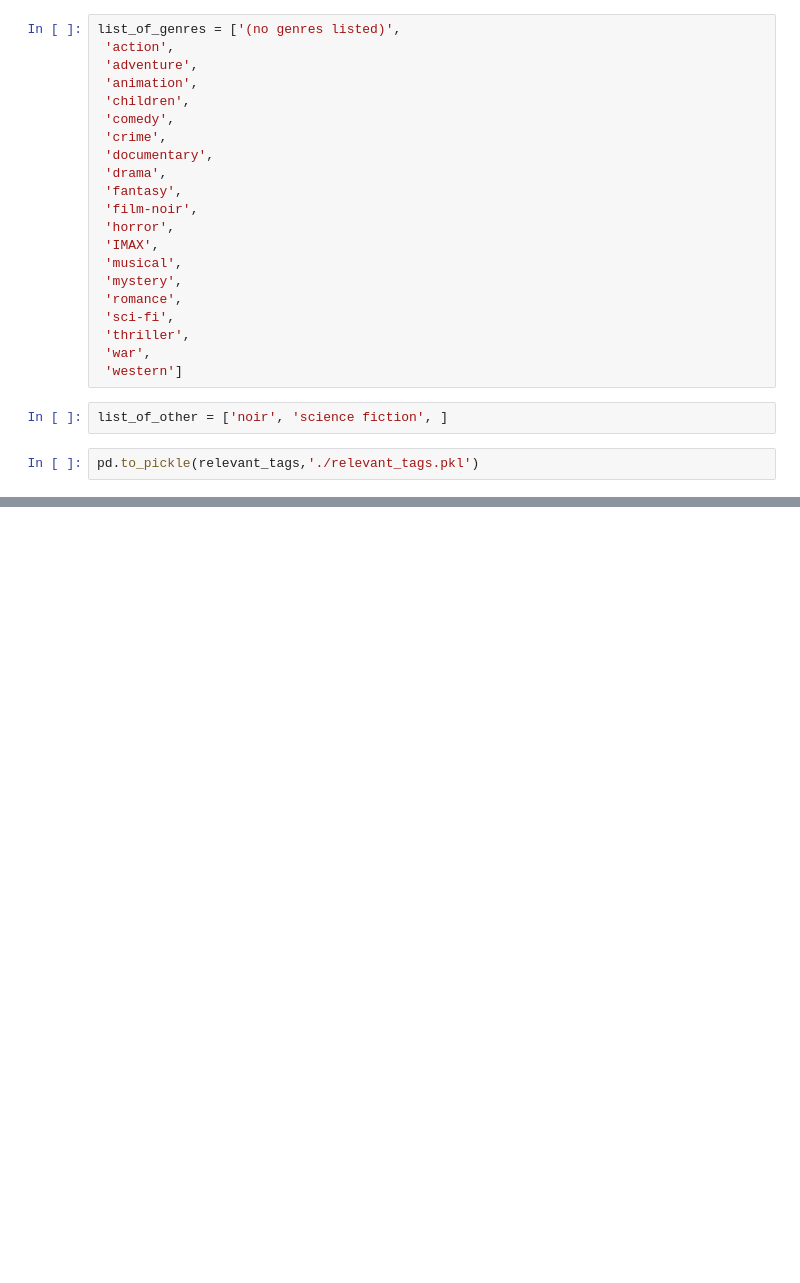
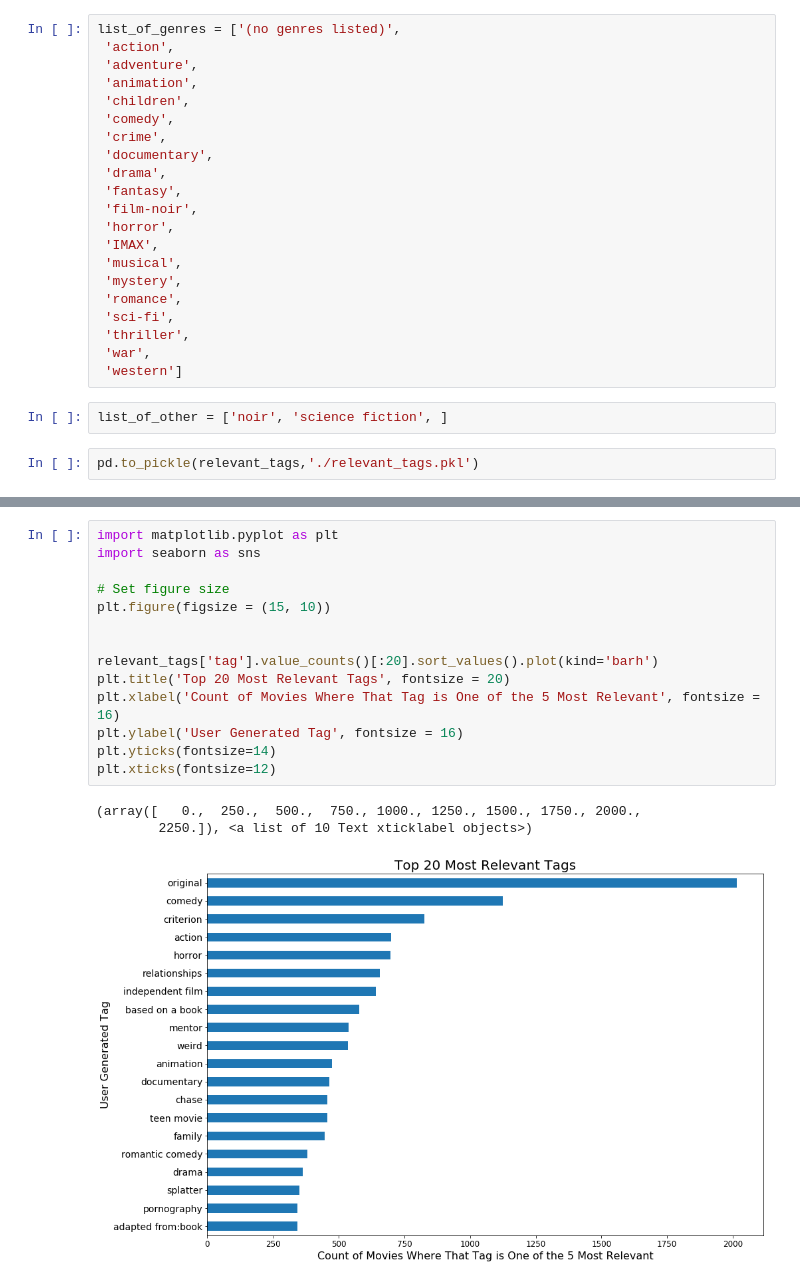
Before and after one commit to davestroud/stroud_nyx_project, a Jupyter notebook: relevant_tags.ipynb, the cells around one changed output, grey strips where cells are left out. Cells and saved outputs as stored; diff of their text form; blank space fills up the shorter version.

```diff
--- a/relevant_tags.ipynb
+++ b/relevant_tags.ipynb
@@ -108,0 +200,18 @@ for element in relevant_tags['tag']:
+# %%
+import matplotlib.pyplot as plt
+import seaborn as sns
+
+# Set figure size
+plt.figure(figsize = (15, 10))
+
+
+relevant_tags['tag'].value_counts()[:20].sort_values().plot(kind='barh')
+plt.title('Top 20 Most Relevant Tags', fontsize = 20)
+plt.xlabel('Count of Movies Where That Tag is One of the 5 Most Relevant', fontsize = 16)
+plt.ylabel('User Generated Tag', fontsize = 16)
+plt.yticks(fontsize=14)
+plt.xticks(fontsize=12)
+# %% [output]
+(array([   0.,  250.,  500.,  750., 1000., 1250., 1500., 1750., 2000.,
+        2250.]), <a list of 10 Text xticklabel objects>)
+[figure, added]
```
Also changed, not shown: parts of 13 cells of this notebook, 1 other file.
